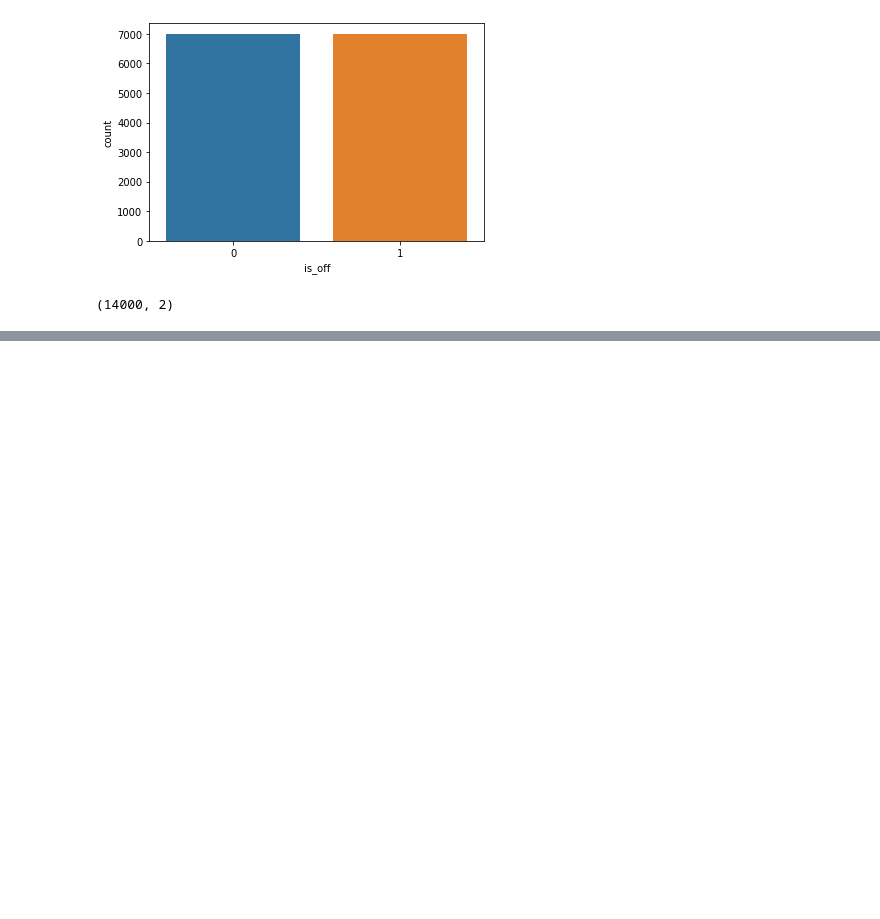
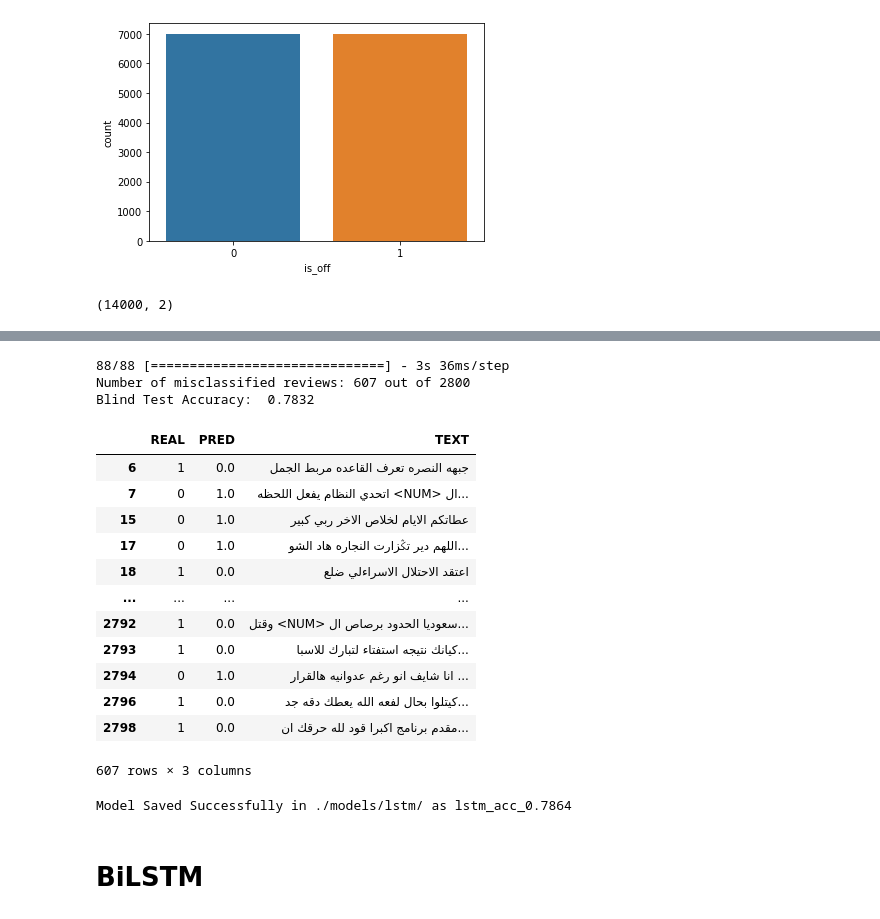
Before and after one commit to MouadBH/arabic-offensive-language-detection, a Jupyter notebook: LSTM.ipynb, the cells around one changed output, grey strips where cells are left out. Drawn from its saved outputs; the diff is of its cells as text; code cells hidden in the pictures; blank space fills up the shorter version.

```diff
--- a/LSTM.ipynb
+++ b/LSTM.ipynb
@@ -178,19 +131,0 @@ model.add(Dense(1, activation="sigmoid"))
-# %%
-"""
-Training Accuracy: 0.9395
-Training Loss: 0.2139
--------------------------
-Testing Accuracy:  0.7939
-Testing Loss:  0.7536
-"""
-model = Sequential()
-model.add(Embedding(input_dim=MAX_NB_WORDS, output_dim=EMBEDDING_DIM, input_length=MAX_SEQUENCE_LENGTH))
-model.add(LSTM(128, dropout=0.5, recurrent_dropout=0.5, return_sequences=True))
-model.add(GlobalMaxPool1D())
-model.add(Dense(128, activation='relu'))
-model.add(Dropout(0.5))
-model.add(Dense(64, activation='relu'))
-model.add(Dropout(0.5))
-model.add(Dense(32, activation='relu'))
-model.add(Dropout(0.5))
-model.add(Dense(1, activation='sigmoid'))
@@ -295,0 +203,26 @@ def show_train_history(train_history,train,validation):
+# %%
+df_test = model_analyse(model, x_test, X_test, y_test)
+df_test[df_test.REAL != df_test.PRED]
+# %% [output]
+88/88 [==============================] - 3s 36ms/step
+Number of misclassified reviews: 607 out of 2800
+Blind Test Accuracy:  0.7832
+|  | REAL | PRED | TEXT |
+| 6 | 1 | 0.0 | جبهه النصره تعرف القاعده مربط الجمل |
+| 7 | 0 | 1.0 | اتحدي النظام يفعل اللحظه <NUM> ال... |
+| 15 | 0 | 1.0 | عطاتكم الايام لخلاص الاخر ربي كبير |
+| 17 | 0 | 1.0 | اللهم دير تݣزارت النجاره هاد الشو... |
+| 18 | 1 | 0.0 | اعتقد الاحتلال الاسراءلي ضلع |
+| ... | ... | ... | ... |
+| 2792 | 1 | 0.0 | وقتل <NUM> سعوديا الحدود برصاص ال... |
+| 2793 | 1 | 0.0 | كيانك نتيجه استفتاء لتبارك للاسبا... |
+| 2794 | 0 | 1.0 | انا شايف انو رغم عدوانيه هالقرار ... |
+| 2796 | 1 | 0.0 | كيتلوا بحال لفعه الله يعطك دقه جد... |
+| 2798 | 1 | 0.0 | مقدم برنامج اكبرا قود لله حرقك ان... |
+607 rows × 3 columns
+# %%
+save_model(model, 'lstm', 'lstm', round(accuracy_val, 4))
+# %% [output]
+Model Saved Successfully in ./models/lstm/ as lstm_acc_0.7864
+# %% [markdown]
+# BiLSTM
```
Also changed, not shown: parts of 36 cells of this notebook.
